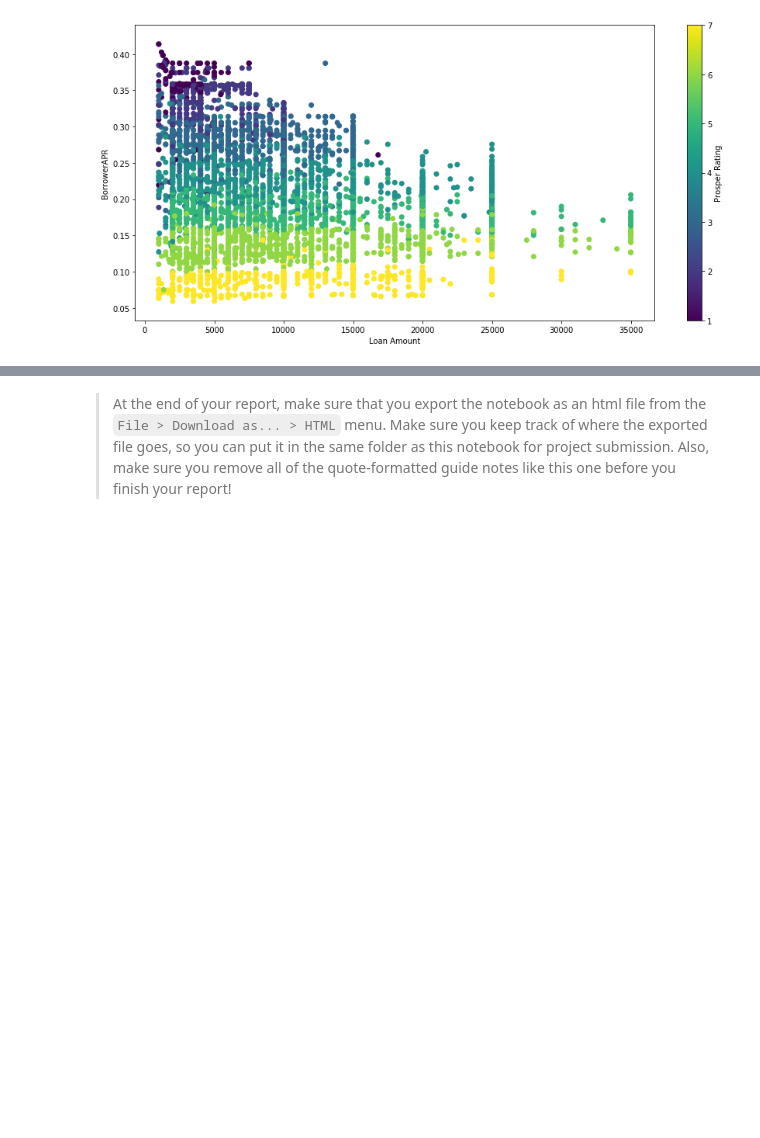
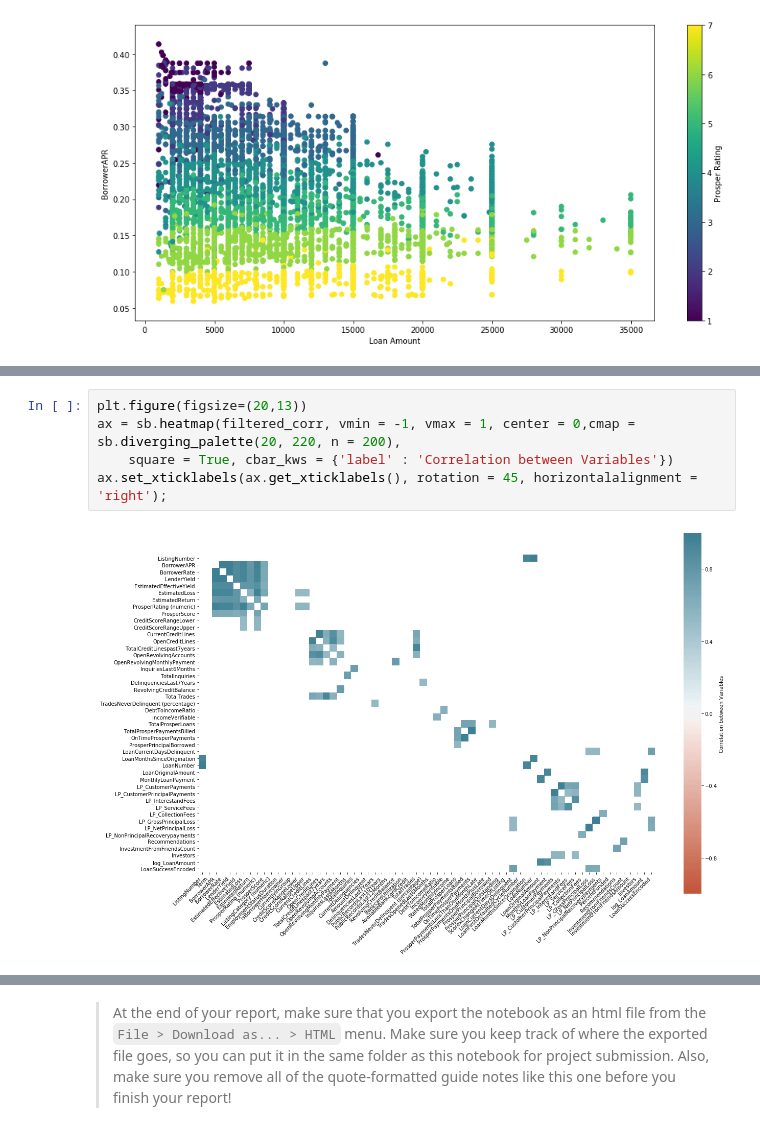
Before and after one commit to frownytown/DataVisualisationProj, a Jupyter notebook: DataExploration.ipynb, the cells around one changed output, grey strips where cells are left out. Saved outputs shown, nothing was run; the diff lists cells and outputs as text; blank space fills up the shorter version.

```diff
--- a/DataExploration.ipynb
+++ b/DataExploration.ipynb
@@ -411,0 +434,7 @@ plt.xlabel('Loan Amount');
+# %%
+plt.figure(figsize=(20,13))
+ax = sb.heatmap(filtered_corr, vmin = -1, vmax = 1, center = 0,cmap = sb.diverging_palette(20, 220, n = 200),
+    square = True, cbar_kws = {'label' : 'Correlation between Variables'})
+ax.set_xticklabels(ax.get_xticklabels(), rotation = 45, horizontalalignment = 'right');
+# %% [output]
+[figure, added]
```
Also changed, not shown: parts of 31 cells of this notebook.
